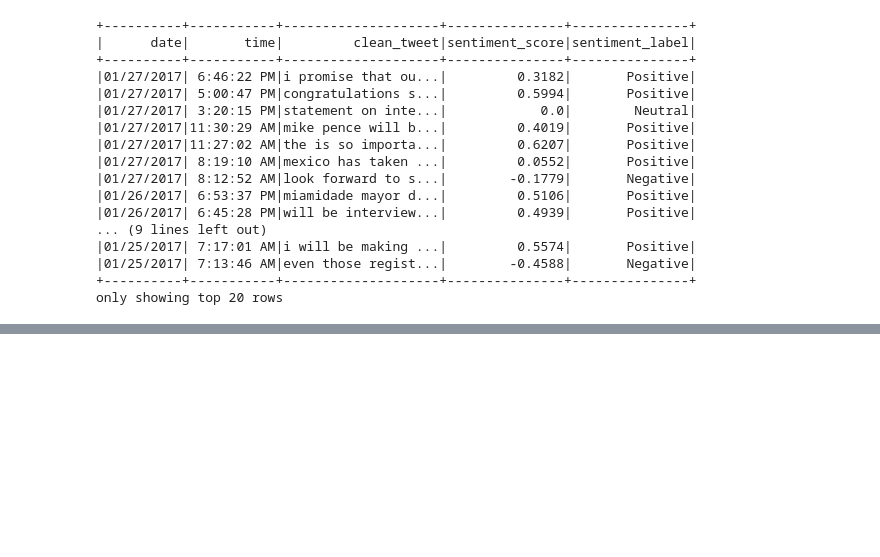
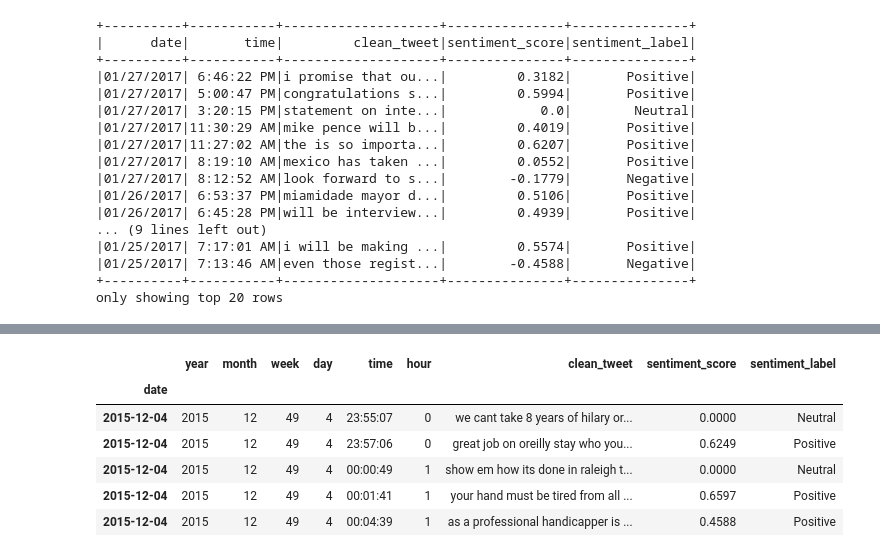
Before and after one commit to Zsolt79/MSC_2nd_Sem_CA2, a Jupyter notebook: Msc_integrated_CA2.ipynb, the cells around one changed output, grey strips where cells are left out. Cells and saved outputs as stored; diff of their text form; code cells hidden in the pictures; blank space fills up the shorter version.

```diff
--- a/Msc_integrated_CA2.ipynb
+++ b/Msc_integrated_CA2.ipynb
@@ -406,0 +455,17 @@ plt.show()
+# %%
+from datetime import datetime
+
+# Remove the date from time feature and keep only the time value
+def extract_time_only(date_time_list):
+    time_only_list = []
+    for date_time_obj in date_time_list:
+        # Extract the time portion
+        time_only_str = date_time_obj.strftime("%H:%M:%S")
+        # Append the time-only string to the result list
+        time_only_list.append(time_only_str)
+    return time_only_list
+
+df['time'] = extract_time_only(df['time'])
+
+# Restructure the dataset by the appropriate feature order
+df = df[['date', 'year', 'month', 'week', 'day', 'time', 'hour', 'clean_tweet', 'sentiment_score', 'sentiment_label']]
@@ -406,0 +512,10 @@ plt.show()
+# %%
+df.head()
+# %% [output]
+|  | year | month | week | day | time | hour | clean_tweet | sentiment_score | sentiment_label |
+| date |  |  |  |  |  |  |  |  |  |
+| 2015-12-04 | 2015 | 12 | 49 | 4 | 23:55:07 | 0 | we cant take 8 years of hilary or... | 0.0000 | Neutral |
+| 2015-12-04 | 2015 | 12 | 49 | 4 | 23:57:06 | 0 | great job on oreilly stay who you... | 0.6249 | Positive |
+| 2015-12-04 | 2015 | 12 | 49 | 4 | 00:00:49 | 1 | show em how its done in raleigh t... | 0.0000 | Neutral |
+| 2015-12-04 | 2015 | 12 | 49 | 4 | 00:01:41 | 1 | your hand must be tired from all ... | 0.6597 | Positive |
+| 2015-12-04 | 2015 | 12 | 49 | 4 | 00:04:39 | 1 | as a professional handicapper is ... | 0.4588 | Positive |
```
Also changed, not shown: parts of 17 cells of this notebook.
